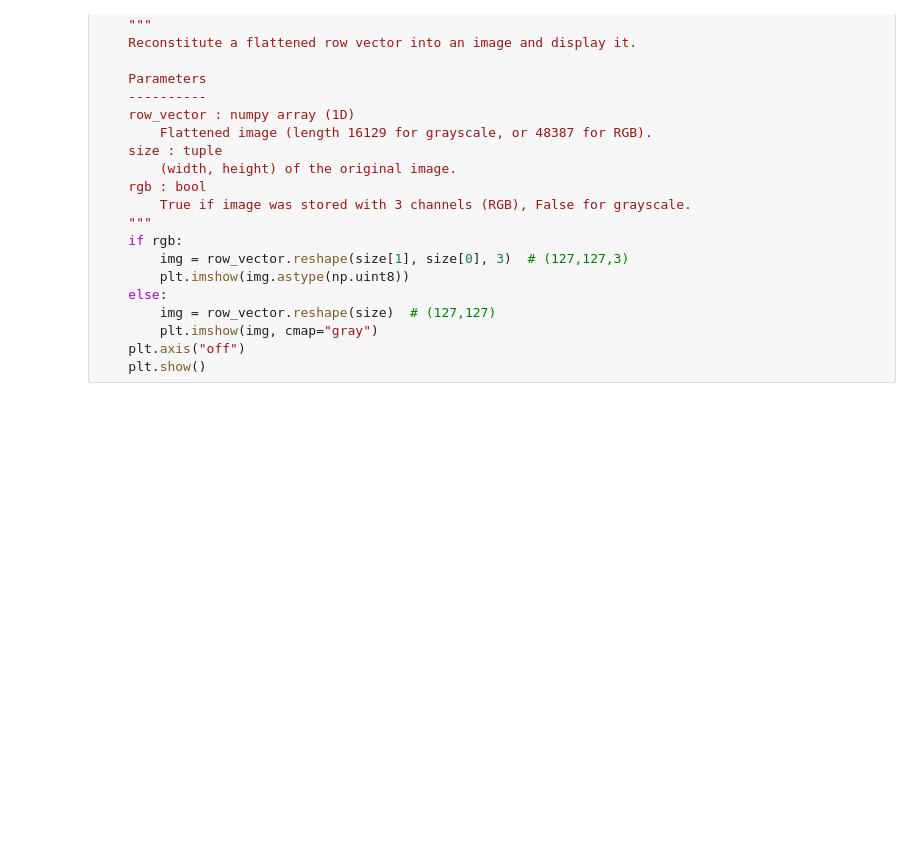
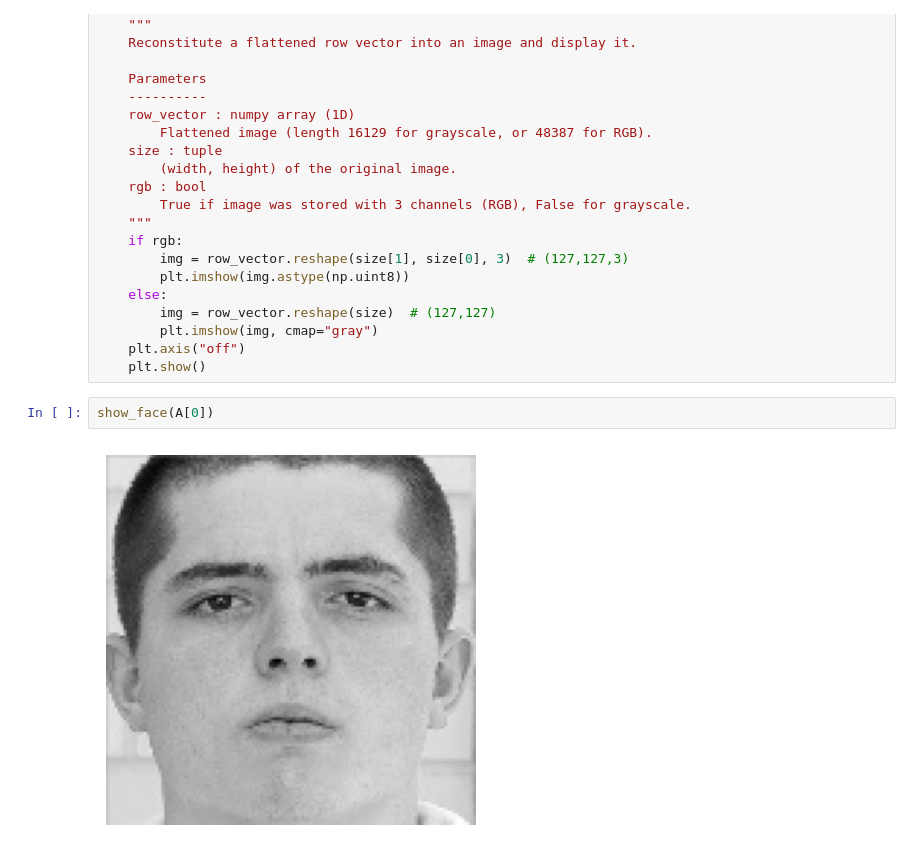
Before and after one commit to blewx/Si470, a Jupyter notebook: lab03/Lab3.ipynb, the cells around one changed output. Cells and saved outputs as stored; diff of their text form; blank space fills up the shorter version.

```diff
--- a/lab03/Lab3.ipynb
+++ b/lab03/Lab3.ipynb
@@ -47,3 +47,7 @@ def show_face(row_vector, size=(127, 127), rgb=False):
         plt.imshow(img, cmap="gray")
     plt.axis("off")
     plt.show()
+# %%
+show_face(A[0])
+# %% [output]
+[figure, added]
```
Also changed, not shown: 1 other file.
